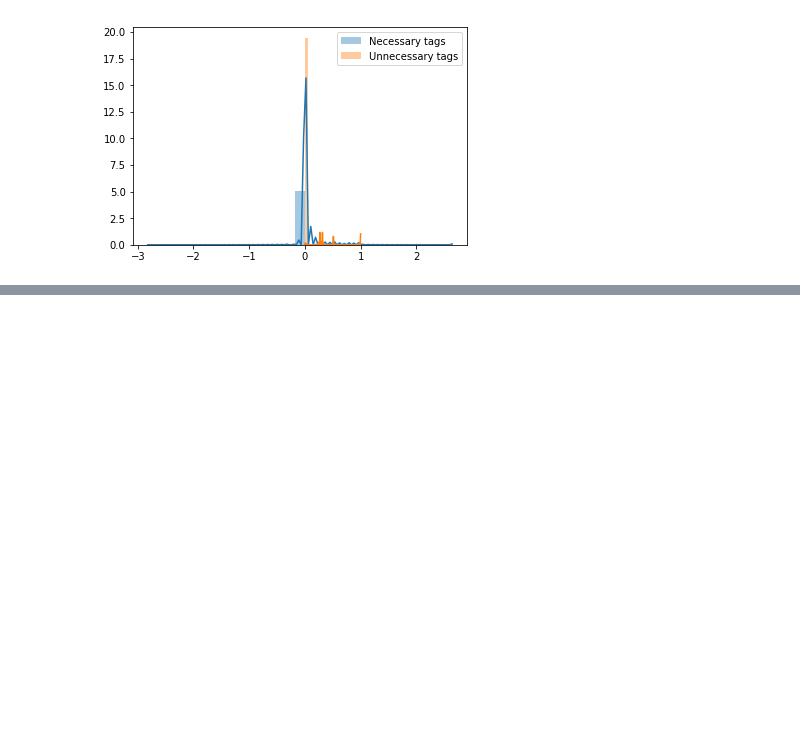
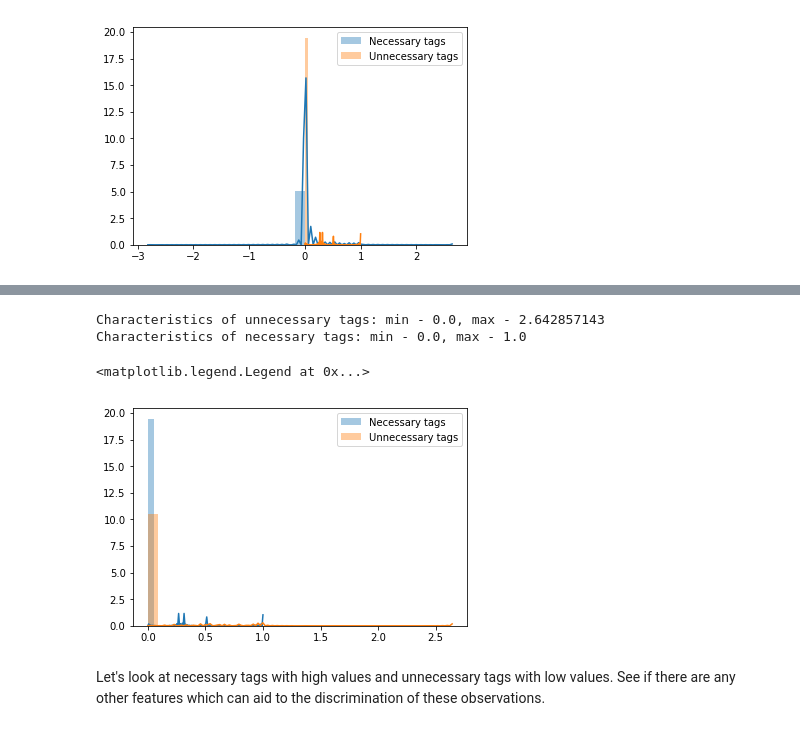
Before and after one commit to swaroop-nath/Semantic-Web-Parser, a Jupyter notebook: Second Model Preparation/eda_v2.ipynb, the cells around one changed output, grey strips where cells are left out. Drawn from its saved outputs; the diff is of its cells as text; code cells hidden in the pictures; blank space fills up the shorter version.

```diff
--- a/Second Model Preparation/eda_v2.ipynb
+++ b/Second Model Preparation/eda_v2.ipynb
@@ -598,0 +601,4 @@ Characteristics of necessary tags: min - -2.819923372, max - 2.642857143
+# %%
+dataset_v4 = pd.read_csv('Second Iteration Data/dataset_v4.csv')
+data = dataset_v4.loc[~dataset_v4['label'].isna()]
+data.head(2)
@@ -598,0 +610,18 @@ Characteristics of necessary tags: min - -2.819923372, max - 2.642857143
+# %%
+relative_listings = data.loc[~data['relative_listings'].isna()]
+necessary_relative_listings = relative_listings.loc[relative_listings['label'] == 1, 'relative_listings'].values
+unnecessary_relative_listings = relative_listings.loc[relative_listings['label'] == 0, 'relative_listings'].values
+
+print('Characteristics of unnecessary tags: min - {}, max - {}'.format(min(unnecessary_relative_listings), max(unnecessary_relative_listings)))
+print('Characteristics of necessary tags: min - {}, max - {}'.format(min(necessary_relative_listings), max(necessary_relative_listings)))
+
+sns.distplot(necessary_relative_listings, label = 'Necessary tags')
+sns.distplot(unnecessary_relative_listings, label = 'Unnecessary tags')
+plt.legend()
+# %% [output]
+Characteristics of unnecessary tags: min - 0.0, max - 2.642857143
+Characteristics of necessary tags: min - 0.0, max - 1.0
+<matplotlib.legend.Legend at 0x...>
+[figure, added]
+# %% [markdown]
+Let's look at necessary tags with high values and unnecessary tags with low values. See if there are any other features which can aid to the discrimination of these observations.
```
Also changed, not shown: parts of 36 cells of this notebook, 6 other files.
